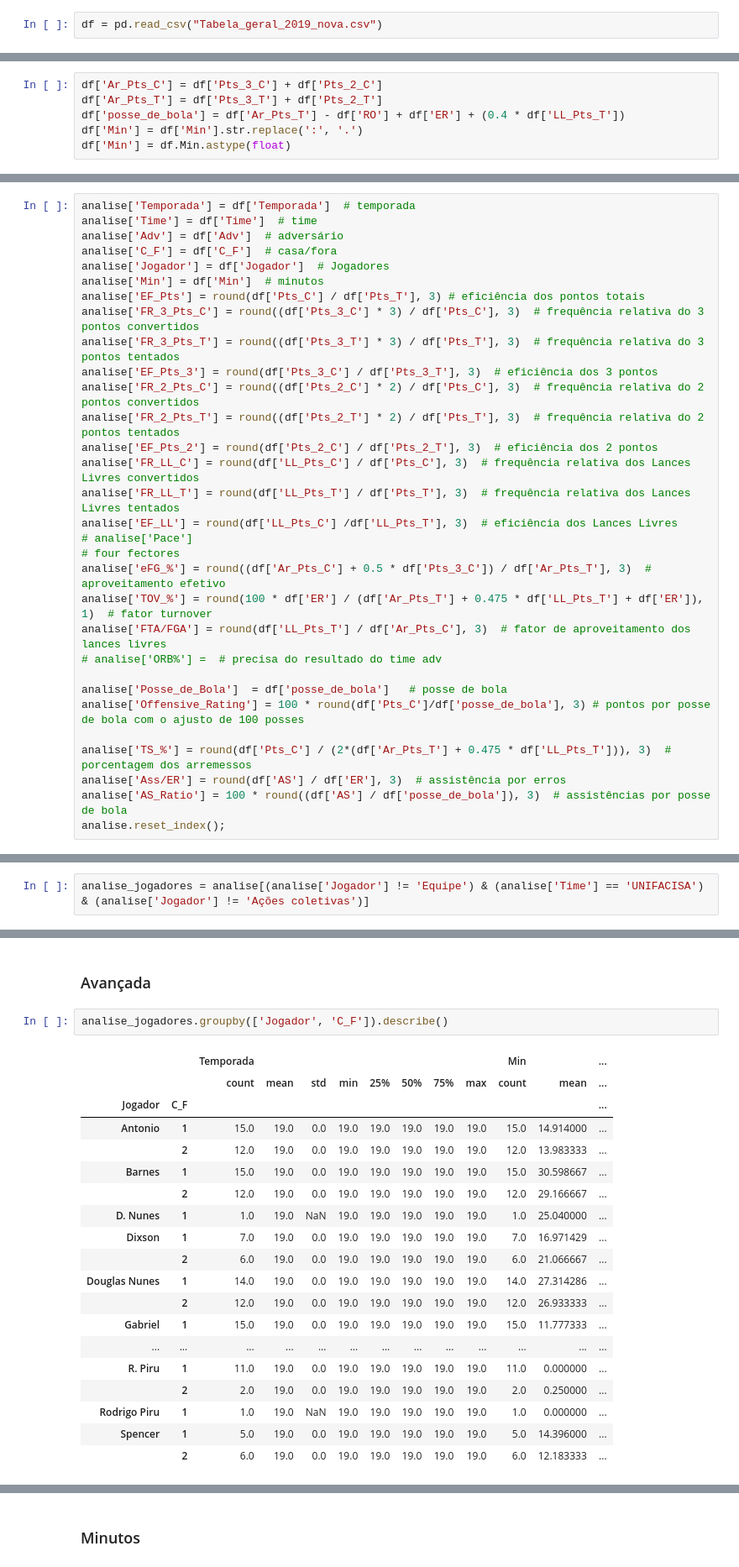
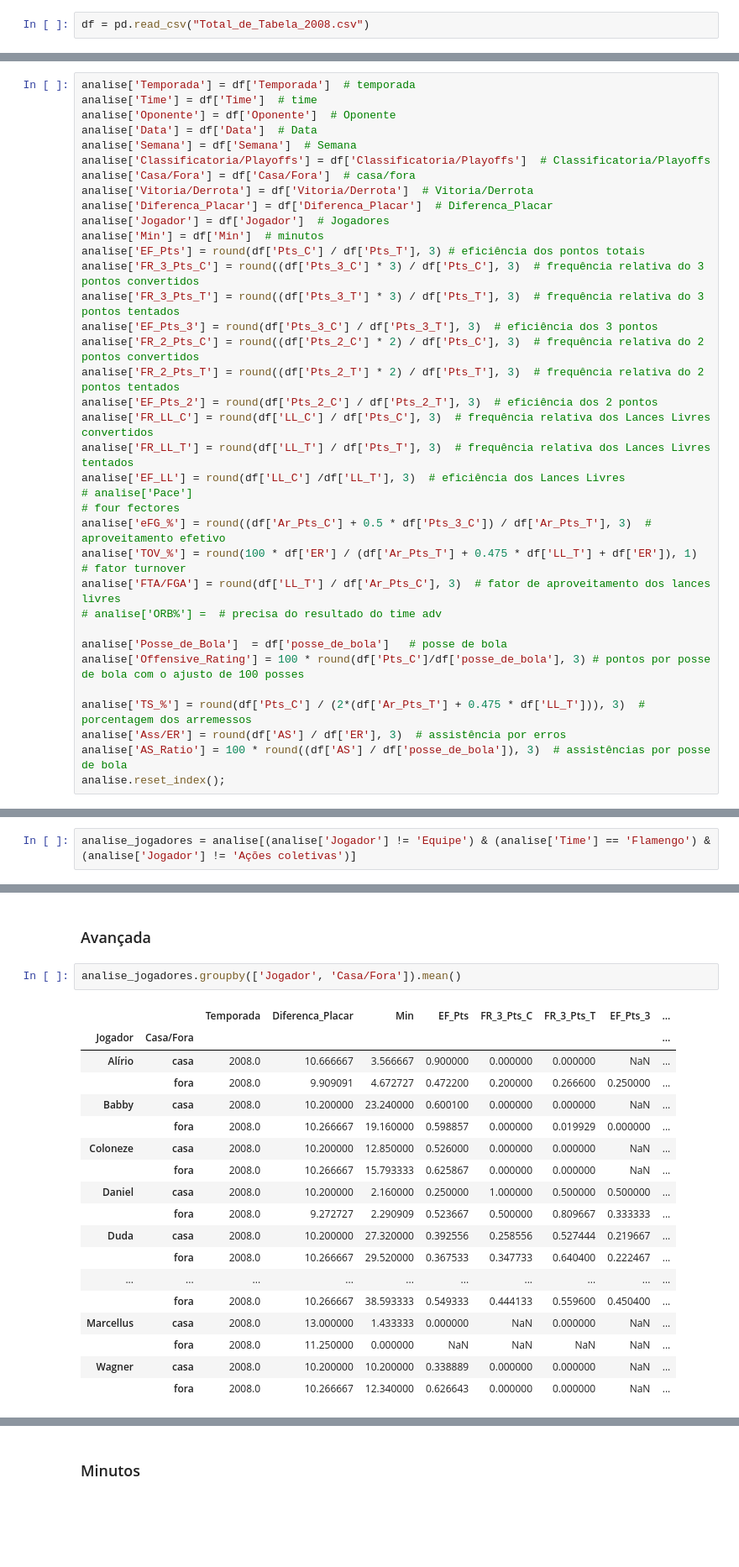
Before and after one commit to Rafael-Prochnow/Analise-descritiva-para-um-time, a Jupyter notebook: Analise descritiva para um time .ipynb, the cells around one changed output, grey strips where cells are left out. Shown at 84% size. Saved outputs shown, nothing was run; the diff lists cells and outputs as text; blank space fills up the shorter version.

```diff
--- a/Analise descritiva para um time .ipynb
+++ b/Analise descritiva para um time .ipynb
@@ -6,4 +47,4 @@ import numpy as np
 # %%
-df = pd.read_csv("Tabela_geral_2019_nova.csv")
+df = pd.read_csv("Total_de_Tabela_2008.csv")
 # %%
 df.drop('Unnamed: 0', axis = 1, inplace=True)
@@ -10,11 +83,5 @@ df.drop('Unnamed: 0', axis = 1, inplace=True)
 # %% [markdown]
 # Análise Tradicional
-# %%
-df['Ar_Pts_C'] = df['Pts_3_C'] + df['Pts_2_C']
-df['Ar_Pts_T'] = df['Pts_3_T'] + df['Pts_2_T']
-df['posse_de_bola'] = df['Ar_Pts_T'] - df['RO'] + df['ER'] + (0.4 * df['LL_Pts_T'])
-df['Min'] = df['Min'].str.replace(':', '.')
-df['Min'] = df.Min.astype(float)
 # %%
 df.head()
 # %% [output]
@@ -63,8 +122,13 @@ analise = pd.DataFrame()
 # %%
 analise['Temporada'] = df['Temporada']  # temporada
 analise['Time'] = df['Time']  # time
-analise['Adv'] = df['Adv']  # adversário
-analise['C_F'] = df['C_F']  # casa/fora
+analise['Oponente'] = df['Oponente']  # Oponente
+analise['Data'] = df['Data']  # Data
+analise['Semana'] = df['Semana']  # Semana
+analise['Classificatoria/Playoffs'] = df['Classificatoria/Playoffs']  # Classificatoria/Playoffs
+analise['Casa/Fora'] = df['Casa/Fora']  # casa/fora
+analise['Vitoria/Derrota'] = df['Vitoria/Derrota']  # Vitoria/Derrota
+analise['Diferenca_Placar'] = df['Diferenca_Placar']  # Diferenca_Placar
 analise['Jogador'] = df['Jogador']  # Jogadores
 analise['Min'] = df['Min']  # minutos
 analise['EF_Pts'] = round(df['Pts_C'] / df['Pts_T'], 3) # eficiência dos pontos totais
@@ -74,20 +138,20 @@ analise['EF_Pts_3'] = round(df['Pts_3_C'] / df['Pts_3_T'], 3)  # eficiência dos
 analise['FR_2_Pts_C'] = round((df['Pts_2_C'] * 2) / df['Pts_C'], 3)  # frequência relativa do 2 pontos convertidos
 analise['FR_2_Pts_T'] = round((df['Pts_2_T'] * 2) / df['Pts_T'], 3)  # frequência relativa do 2 pontos tentados
 analise['EF_Pts_2'] = round(df['Pts_2_C'] / df['Pts_2_T'], 3)  # eficiência dos 2 pontos
-analise['FR_LL_C'] = round(df['LL_Pts_C'] / df['Pts_C'], 3)  # frequência relativa dos Lances Livres convertidos
-analise['FR_LL_T'] = round(df['LL_Pts_T'] / df['Pts_T'], 3)  # frequência relativa dos Lances Livres tentados
-analise['EF_LL'] = round(df['LL_Pts_C'] /df['LL_Pts_T'], 3)  # eficiência dos Lances Livres
+analise['FR_LL_C'] = round(df['LL_C'] / df['Pts_C'], 3)  # frequência relativa dos Lances Livres convertidos
+analise['FR_LL_T'] = round(df['LL_T'] / df['Pts_T'], 3)  # frequência relativa dos Lances Livres tentados
+analise['EF_LL'] = round(df['LL_C'] /df['LL_T'], 3)  # eficiência dos Lances Livres
 # analise['Pace']
 # four fectores
 analise['eFG_%'] = round((df['Ar_Pts_C'] + 0.5 * df['Pts_3_C']) / df['Ar_Pts_T'], 3)  #  aproveitamento efetivo
-analise['TOV_%'] = round(100 * df['ER'] / (df['Ar_Pts_T'] + 0.475 * df['LL_Pts_T'] + df['ER']), 1)  # fator turnover
-analise['FTA/FGA'] = round(df['LL_Pts_T'] / df['Ar_Pts_C'], 3)  # fator de aproveitamento dos lances livres
+analise['TOV_%'] = round(100 * df['ER'] / (df['Ar_Pts_T'] + 0.475 * df['LL_T'] + df['ER']), 1)  # fator turnover
+analise['FTA/FGA'] = round(df['LL_T'] / df['Ar_Pts_C'], 3)  # fator de aproveitamento dos lances livres
 # analise['ORB%'] =  # precisa do resultado do time adv
 
 analise['Posse_de_Bola']  = df['posse_de_bola']   # posse de bola
 analise['Offensive_Rating'] = 100 * round(df['Pts_C']/df['posse_de_bola'], 3) # pontos por posse de bola com o ajusto de 100 posses
 
-analise['TS_%'] = round(df['Pts_C'] / (2*(df['Ar_Pts_T'] + 0.475 * df['LL_Pts_T'])), 3)  # porcentagem dos arremessos
+analise['TS_%'] = round(df['Pts_C'] / (2*(df['Ar_Pts_T'] + 0.475 * df['LL_T'])), 3)  # porcentagem dos arremessos
 analise['Ass/ER'] = round(df['AS'] / df['ER'], 3)  # assistência por erros
 analise['AS_Ratio'] = 100 * round((df['AS'] / df['posse_de_bola']), 3)  # assistências por posse de bola
 analise.reset_index();
@@ -500,7 +804,7 @@ jogadores_unifacisa.groupby('Jogador').describe()
 # %% [markdown]
 ### Análise Avançada dos Jogadores
 # %%
-analise_jogadores = analise[(analise['Jogador'] != 'Equipe') & (analise['Time'] == 'UNIFACISA') & (analise['Jogador'] != 'Ações coletivas')]
+analise_jogadores = analise[(analise['Jogador'] != 'Equipe') & (analise['Time'] == 'Flamengo') & (analise['Jogador'] != 'Ações coletivas')]
 # %%
 analise_jogadores.head()
 # %% [output]
@@ -603,24 +902,23 @@ jogadores_unifacisa.groupby(['Jogador', 'C_F']).describe()
 # %% [markdown]
 ### Avançada
 # %%
-analise_jogadores.groupby(['Jogador', 'C_F']).describe()
+analise_jogadores.groupby(['Jogador', 'Casa/Fora']).mean()
 # %% [output]
-|  |  | Temporada |  |  |  |  |  |  |  | Min |  | ... |
-|  |  | count | mean | std | min | 25% | 50% | 75% | max | count | mean | ... |
-| Jogador | C_F |  |  |  |  |  |  |  |  |  |  | ... |
-| Antonio | 1 | 15.0 | 19.0 | 0.0 | 19.0 | 19.0 | 19.0 | 19.0 | 19.0 | 15.0 | 14.914000 | ... |
-|  | 2 | 12.0 | 19.0 | 0.0 | 19.0 | 19.0 | 19.0 | 19.0 | 19.0 | 12.0 | 13.983333 | ... |
-| Barnes | 1 | 15.0 | 19.0 | 0.0 | 19.0 | 19.0 | 19.0 | 19.0 | 19.0 | 15.0 | 30.598667 | ... |
-|  | 2 | 12.0 | 19.0 | 0.0 | 19.0 | 19.0 | 19.0 | 19.0 | 19.0 | 12.0 | 29.166667 | ... |
-| D. Nunes | 1 | 1.0 | 19.0 | NaN | 19.0 | 19.0 | 19.0 | 19.0 | 19.0 | 1.0 | 25.040000 | ... |
-| Dixson | 1 | 7.0 | 19.0 | 0.0 | 19.0 | 19.0 | 19.0 | 19.0 | 19.0 | 7.0 | 16.971429 | ... |
-|  | 2 | 6.0 | 19.0 | 0.0 | 19.0 | 19.0 | 19.0 | 19.0 | 19.0 | 6.0 | 21.066667 | ... |
-| Douglas Nunes | 1 | 14.0 | 19.0 | 0.0 | 19.0 | 19.0 | 19.0 | 19.0 | 19.0 | 14.0 | 27.314286 | ... |
-|  | 2 | 12.0 | 19.0 | 0.0 | 19.0 | 19.0 | 19.0 | 19.0 | 19.0 | 12.0 | 26.933333 | ... |
-| Gabriel | 1 | 15.0 | 19.0 | 0.0 | 19.0 | 19.0 | 19.0 | 19.0 | 19.0 | 15.0 | 11.777333 | ... |
-| ... | ... | ... | ... | ... | ... | ... | ... | ... | ... | ... | ... | ... |
-| R. Piru | 1 | 11.0 | 19.0 | 0.0 | 19.0 | 19.0 | 19.0 | 19.0 | 19.0 | 11.0 | 0.000000 | ... |
-|  | 2 | 2.0 | 19.0 | 0.0 | 19.0 | 19.0 | 19.0 | 19.0 | 19.0 | 2.0 | 0.250000 | ... |
-| Rodrigo Piru | 1 | 1.0 | 19.0 | NaN | 19.0 | 19.0 | 19.0 | 19.0 | 19.0 | 1.0 | 0.000000 | ... |
-| Spencer | 1 | 5.0 | 19.0 | 0.0 | 19.0 | 19.0 | 19.0 | 19.0 | 19.0 | 5.0 | 14.396000 | ... |
-|  | 2 | 6.0 | 19.0 | 0.0 | 19.0 | 19.0 | 19.0 | 19.0 | 19.0 | 6.0 | 12.183333 | ... |
+|  |  | Temporada | Diferenca_Placar | Min | EF_Pts | FR_3_Pts_C | FR_3_Pts_T | EF_Pts_3 | ... |
+| Jogador | Casa/Fora |  |  |  |  |  |  |  | ... |
+| Alírio | casa | 2008.0 | 10.666667 | 3.566667 | 0.900000 | 0.000000 | 0.000000 | NaN | ... |
+|  | fora | 2008.0 | 9.909091 | 4.672727 | 0.472200 | 0.200000 | 0.266600 | 0.250000 | ... |
+| Babby | casa | 2008.0 | 10.200000 | 23.240000 | 0.600100 | 0.000000 | 0.000000 | NaN | ... |
+|  | fora | 2008.0 | 10.266667 | 19.160000 | 0.598857 | 0.000000 | 0.019929 | 0.000000 | ... |
+| Coloneze | casa | 2008.0 | 10.200000 | 12.850000 | 0.526000 | 0.000000 | 0.000000 | NaN | ... |
+|  | fora | 2008.0 | 10.266667 | 15.793333 | 0.625867 | 0.000000 | 0.000000 | NaN | ... |
+| Daniel | casa | 2008.0 | 10.200000 | 2.160000 | 0.250000 | 1.000000 | 0.500000 | 0.500000 | ... |
+|  | fora | 2008.0 | 9.272727 | 2.290909 | 0.523667 | 0.500000 | 0.809667 | 0.333333 | ... |
+| Duda | casa | 2008.0 | 10.200000 | 27.320000 | 0.392556 | 0.258556 | 0.527444 | 0.219667 | ... |
+|  | fora | 2008.0 | 10.266667 | 29.520000 | 0.367533 | 0.347733 | 0.640400 | 0.222467 | ... |
+| ... | ... | ... | ... | ... | ... | ... | ... | ... | ... |
+|  | fora | 2008.0 | 10.266667 | 38.593333 | 0.549333 | 0.444133 | 0.559600 | 0.450400 | ... |
+| Marcellus | casa | 2008.0 | 13.000000 | 1.433333 | 0.000000 | NaN | 0.000000 | NaN | ... |
+|  | fora | 2008.0 | 11.250000 | 0.000000 | NaN | NaN | NaN | NaN | ... |
+| Wagner | casa | 2008.0 | 10.200000 | 10.200000 | 0.338889 | 0.000000 | 0.000000 | NaN | ... |
+|  | fora | 2008.0 | 10.266667 | 12.340000 | 0.626643 | 0.000000 | 0.000000 | NaN | ... |
```
Also changed, not shown: parts of 120 cells of this notebook, 2 other files.
